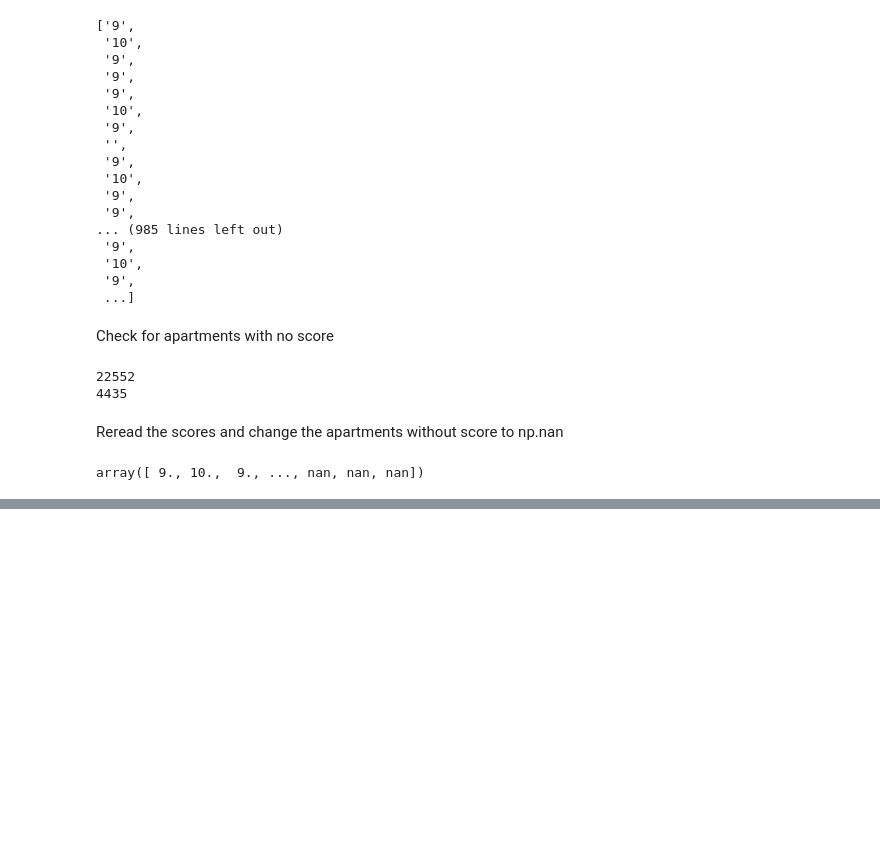
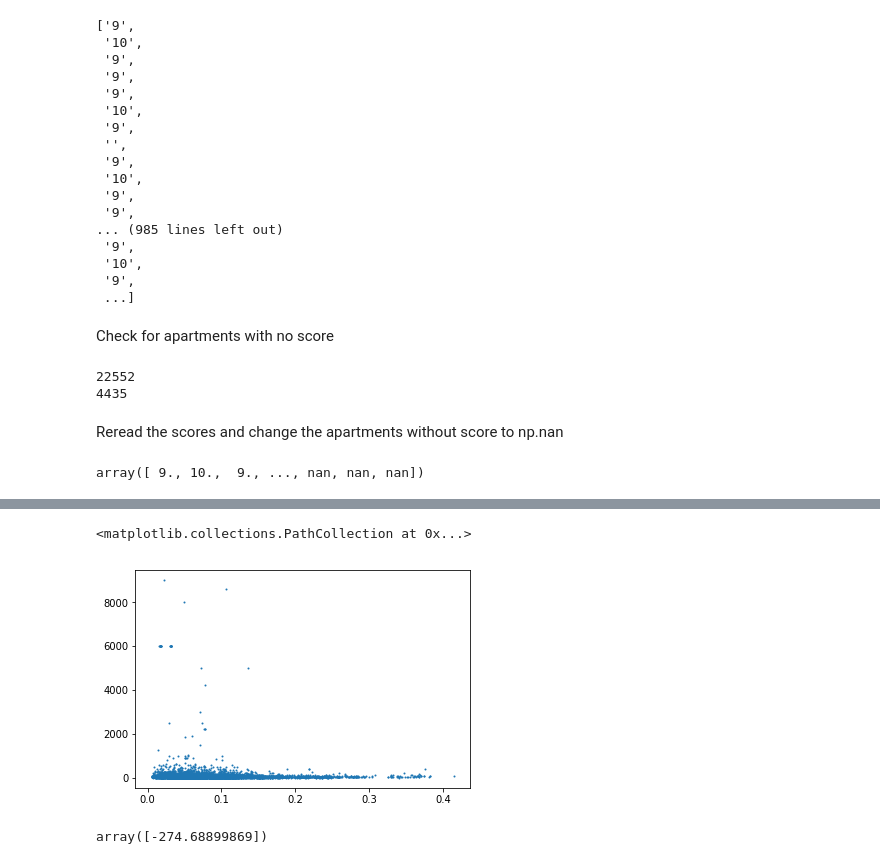
Before and after one commit to multavici/DSR, a Jupyter notebook: 1.Python/jupyter_notebooks/Airbnb.ipynb, the cells around one changed output, grey strips where cells are left out. Cells and saved outputs as stored; diff of their text form; code cells hidden in the pictures; blank space fills up the shorter version.

```diff
--- a/1.Python/jupyter_notebooks/Airbnb.ipynb
+++ b/1.Python/jupyter_notebooks/Airbnb.ipynb
@@ -76,0 +183,3 @@ plt.scatter(number_of_reviews, review_scores_value, marker='x')
+# %%
+center_lat = 52.51450
+center_long = 13.350147
@@ -76,0 +193,14 @@ plt.scatter(number_of_reviews, review_scores_value, marker='x')
+# %%
+plt.scatter(dist_from_center, price_np, s=1)
+# %% [output]
+<matplotlib.collections.PathCollection at 0x...>
+[figure, added]
+# %%
+model = LinearRegression()
+X = dist_from_center
+X = X.reshape(-1, 1)
+Y = price_np
+model.fit(X, Y)
+model.coef_
+# %% [output]
+array([-274.68899869])
```
Also changed, not shown: parts of 30 cells of this notebook.
